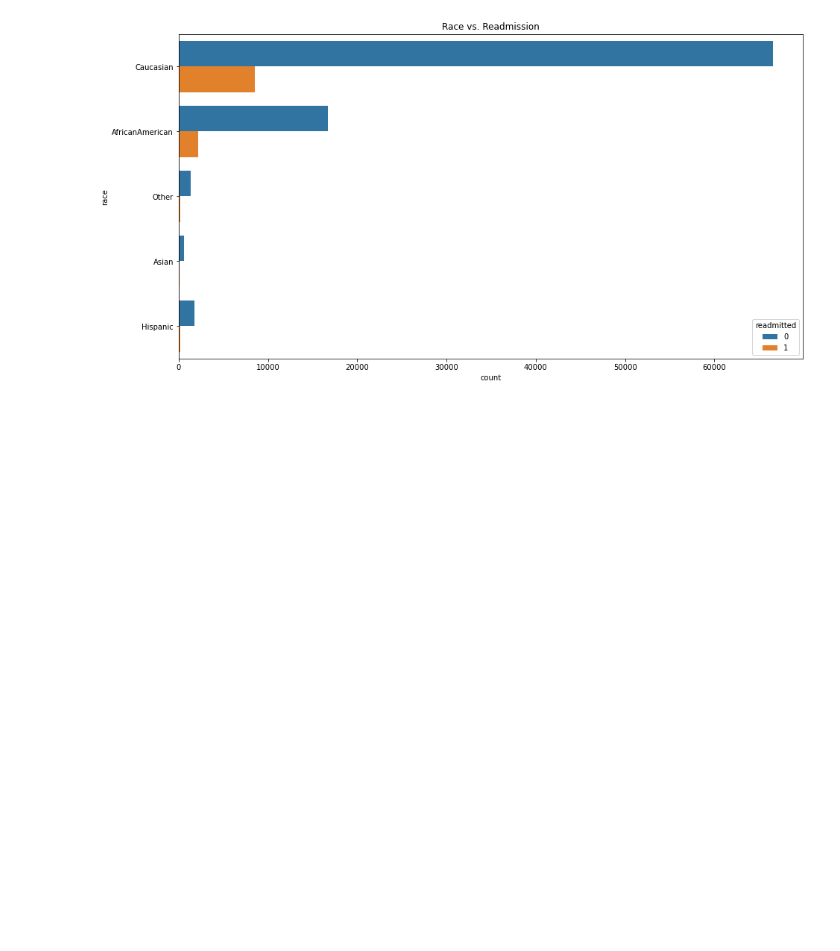
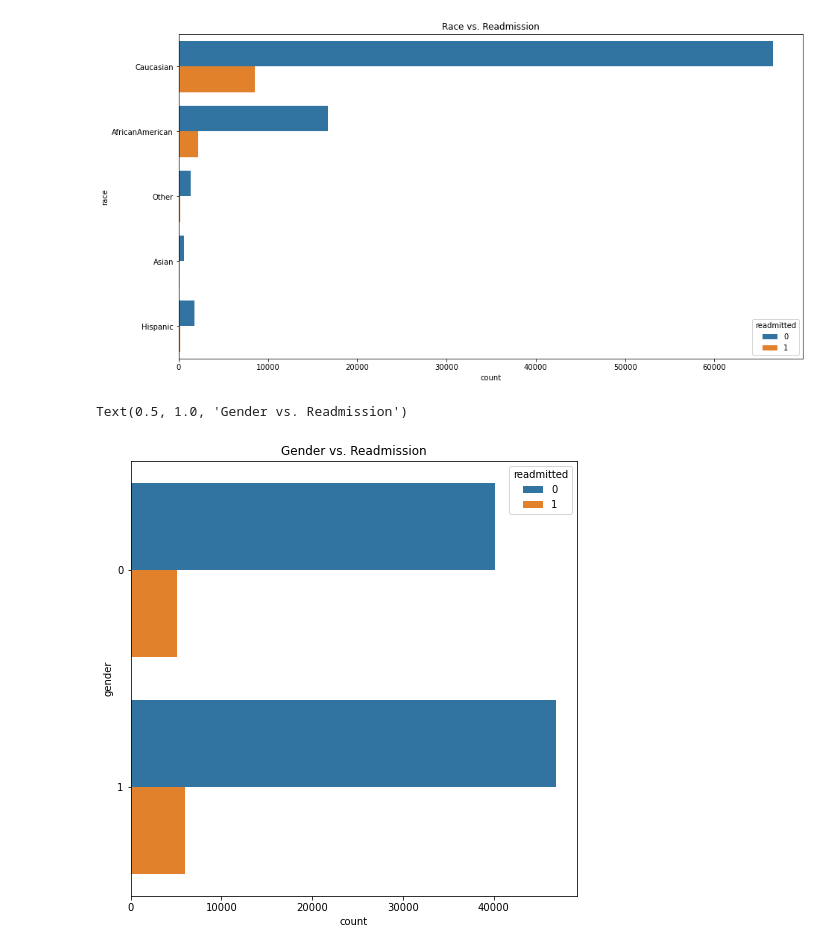
Before and after one commit to Viasha/Hospital_Readmission, a Jupyter notebook: diabetic_pt_readmission.ipynb, the cells around one changed output. Cells and saved outputs as stored; diff of their text form; code cells hidden in the pictures; blank space fills up the shorter version.

Commit message:
Exploring dataset and visuals

```diff
--- a/diabetic_pt_readmission.ipynb
+++ b/diabetic_pt_readmission.ipynb
@@ -498,3 +518,10 @@ sns.countplot(y=data_cleaned['race'], hue= data_cleaned['readmitted']).set_title
 # %% [output]
 Text(0.5, 1.0, 'Race vs. Readmission')
 [figure]
+# %%
+#Visual of readmission by gender
+fig4=plt.figure(figsize=(8,8))
+sns.countplot(y=data_cleaned['gender'], hue= data_cleaned['readmitted']).set_title('Gender vs. Readmission')
+# %% [output]
+Text(0.5, 1.0, 'Gender vs. Readmission')
+[figure, added]
```
Also changed, not shown: parts of 9 cells of this notebook.
